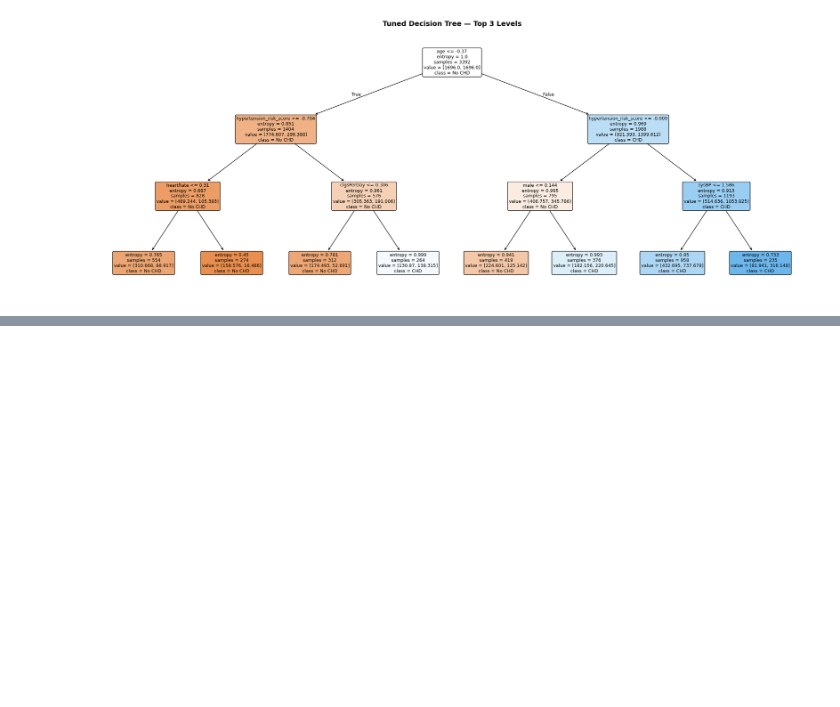
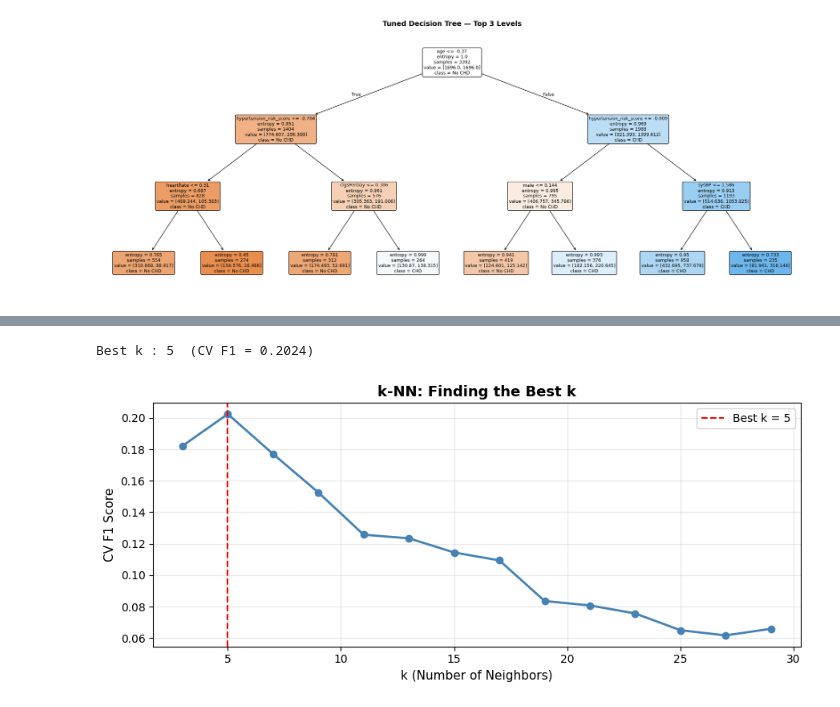
Before and after one commit to olkanth/MSCS_634_ProjectDeliverable_3, a Jupyter notebook: MSCS_634_Project_Deliverable3.ipynb, the cells around one changed output, grey strips where cells are left out. Cells and saved outputs as stored; diff of their text form; code cells hidden in the pictures; blank space fills up the shorter version.

```diff
--- a/MSCS_634_Project_Deliverable3.ipynb
+++ b/MSCS_634_Project_Deliverable3.ipynb
@@ -422,0 +429,27 @@ plt.show()
+# %%
+# Try different values of k
+k_values     = range(3, 30, 2)
+cv_f1_scores = []
+
+for k in k_values:
+    knn = KNeighborsClassifier(n_neighbors=k, weights='distance', metric='euclidean')
+    scores = cross_val_score(knn, X_train_sc, y_train, cv=cv, scoring='f1', n_jobs=-1)
+    cv_f1_scores.append(scores.mean())
+
+best_k = list(k_values)[np.argmax(cv_f1_scores)]
+print(f"Best k : {best_k}  (CV F1 = {max(cv_f1_scores):.4f})")
+
+fig, ax = plt.subplots(figsize=(9, 4))
+ax.plot(list(k_values), cv_f1_scores, marker='o', color='steelblue', linewidth=2)
+ax.axvline(best_k, color='red', linestyle='--', label=f'Best k = {best_k}')
+ax.set_xlabel('k (Number of Neighbors)', fontsize=11)
+ax.set_ylabel('CV F1 Score', fontsize=11)
+ax.set_title('k-NN: Finding the Best k', fontsize=13, fontweight='bold')
+ax.legend()
+ax.grid(alpha=0.3)
+plt.tight_layout()
+plt.savefig('Visualizations/2_knn_k_selection.png', dpi=150, bbox_inches='tight')
+plt.show()
+# %% [output]
+Best k : 5  (CV F1 = 0.2024)
+[figure, added]
```
Also changed, not shown: parts of 11 cells of this notebook.
